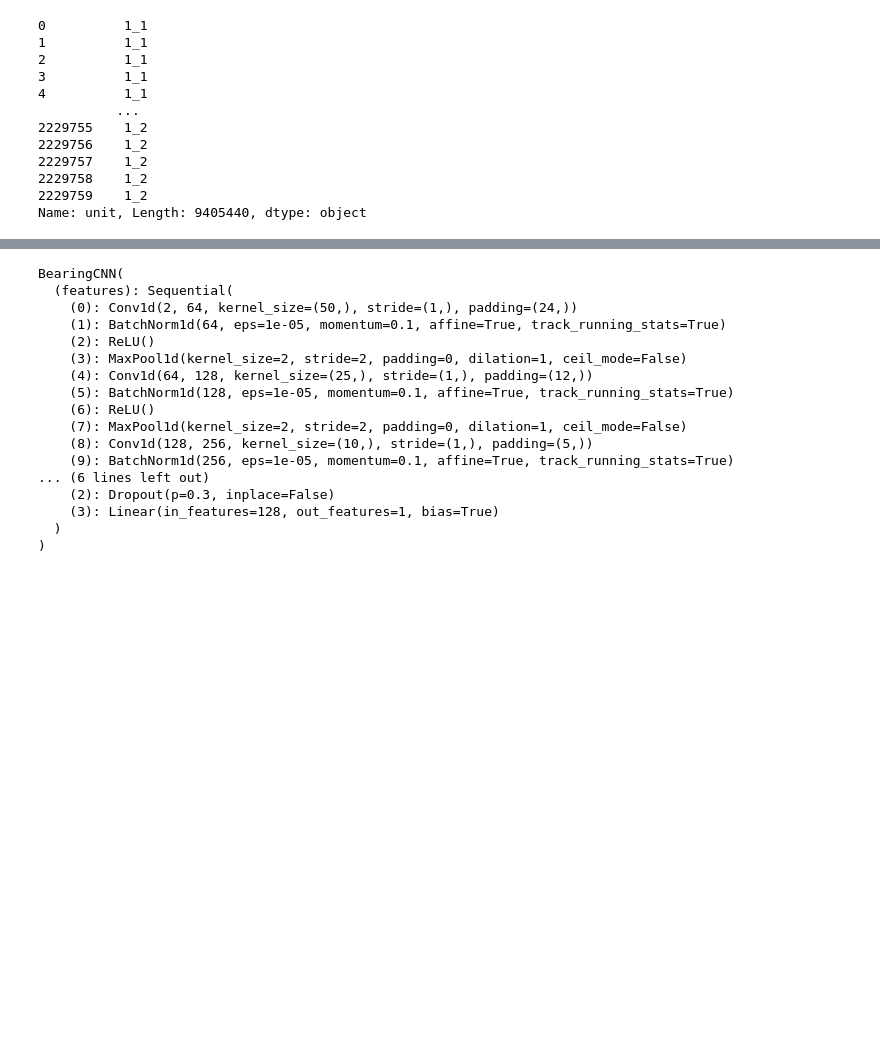
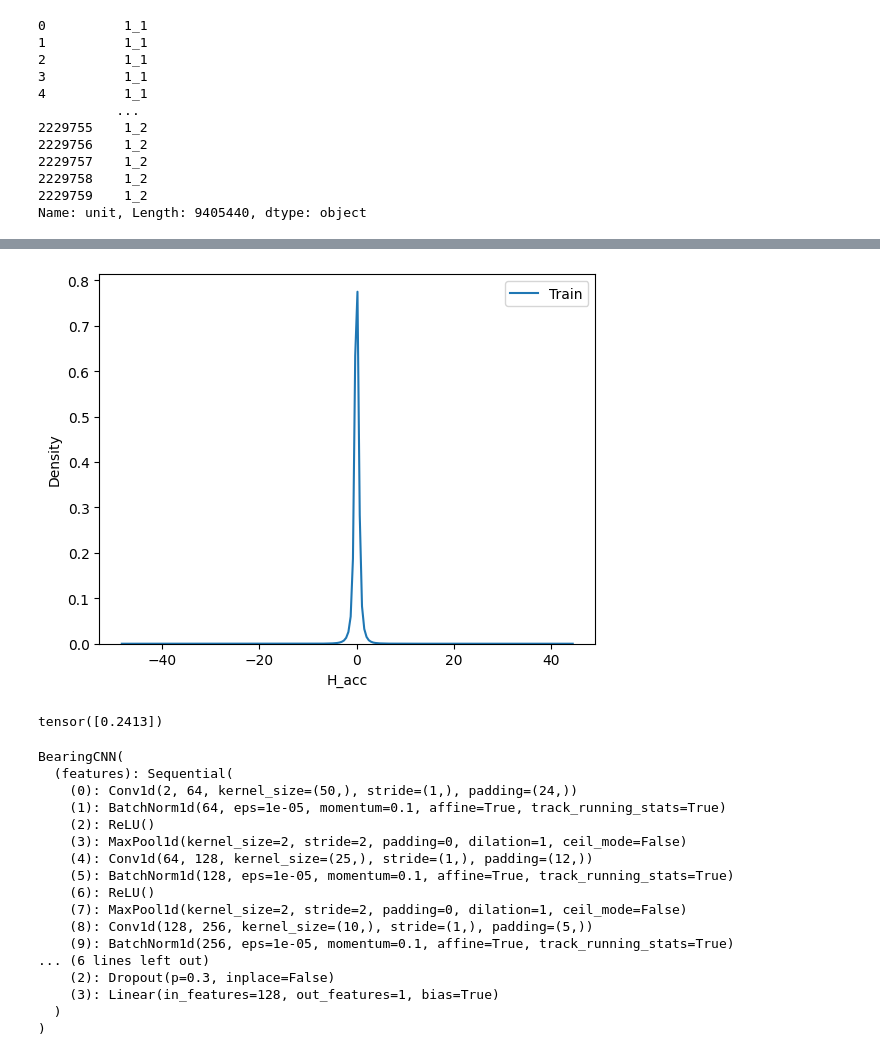
Before and after one commit to cntgfy90/bearing-rul, a Jupyter notebook: 1dcnn.ipynb, the cells around one changed output, grey strips where cells are left out. Drawn from its saved outputs; the diff is of its cells as text; code cells hidden in the pictures; blank space fills up the shorter version.

```diff
--- a/1dcnn.ipynb
+++ b/1dcnn.ipynb
@@ -151,3 +150,9 @@ df[0][df[0]['unit'].isin(TRAIN_BEARINGS[1])]
+# %%
+sns.kdeplot(df[0][df[0]['unit'] == '1_1']['H_acc'], label='Train')
+# sns.kdeplot(test_features['h_RMS'], label='Test')
+plt.legend(); plt.show()
+# %% [output]
+[figure, added]
 # %%
 class BearingDataset(torch.utils.data.Dataset):
     def __init__(self, df, window_size=512, step=64):
@@ -181,3 +193,7 @@ train_loader = torch.utils.data.DataLoader(dataset, batch_size=32, shuffle=False
+# %%
+test_dataset[-3][1]
+# %% [output]
+tensor([0.2413])
 # %%
 class BearingCNN(torch.nn.Module):
     def __init__(self):
```
Also changed, not shown: parts of 17 cells of this notebook.
